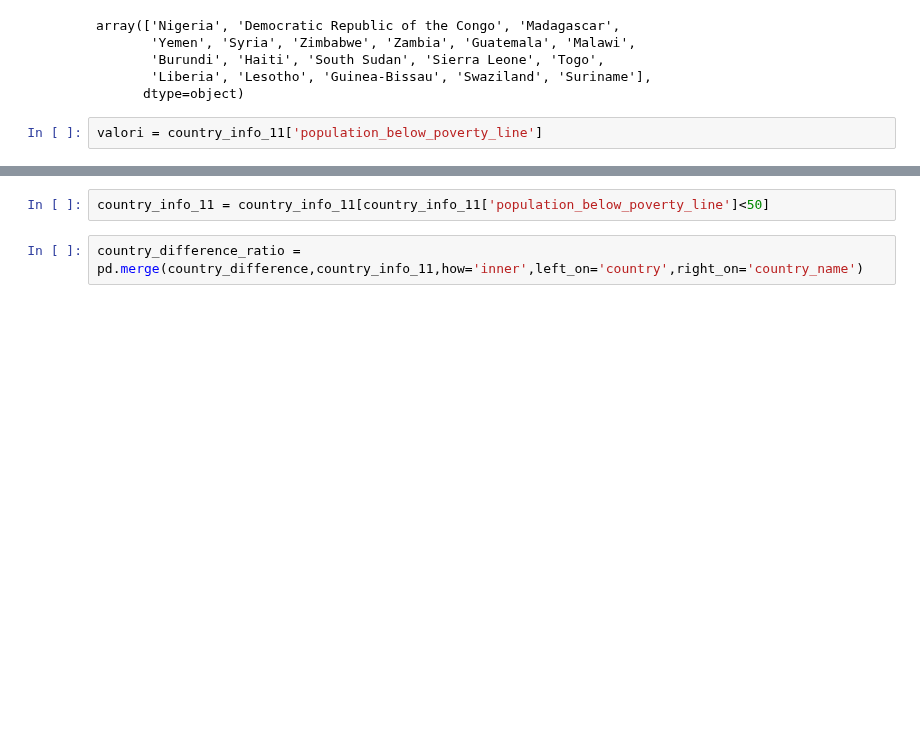
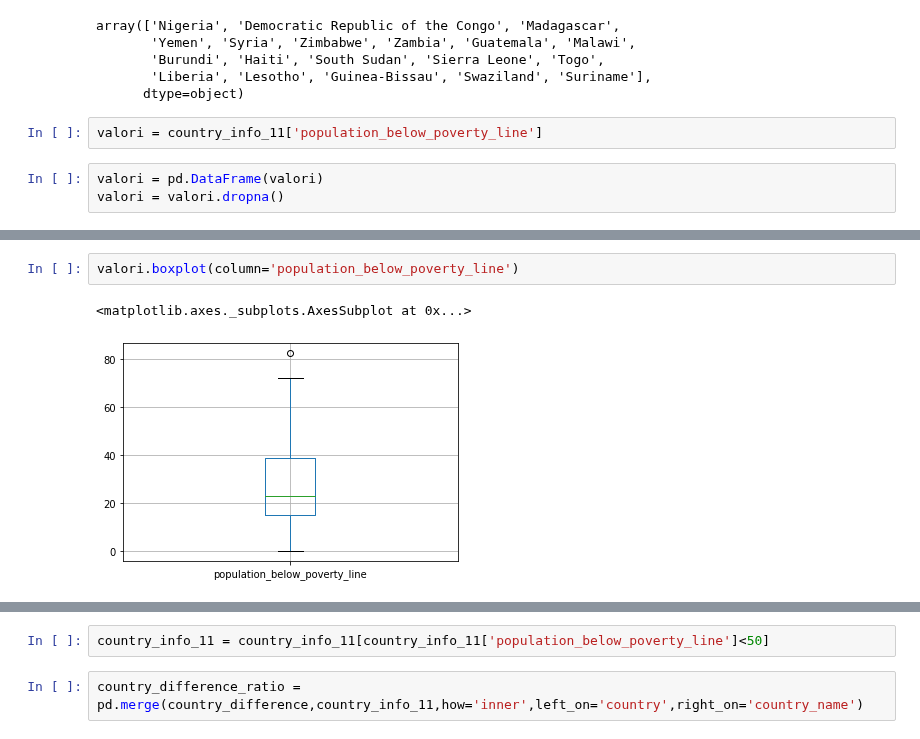
Before and after one commit to gaveter/Project_cs, a Jupyter notebook: Project.ipynb, the cells around one changed output, grey strips where cells are left out. Cells and saved outputs as stored; diff of their text form; blank space fills up the shorter version.

```diff
--- a/Project.ipynb
+++ b/Project.ipynb
@@ -713,3 +751,6 @@ array(['Nigeria', 'Democratic Republic of the Congo', 'Madagascar',
       dtype=object)
 # %%
 valori = country_info_11['population_below_poverty_line']
+# %%
+valori = pd.DataFrame(valori)
+valori = valori.dropna()
@@ -716,3 +767,8 @@ valori = country_info_11['population_below_poverty_line']
+# %%
+valori.boxplot(column='population_below_poverty_line')
+# %% [output]
+<matplotlib.axes._subplots.AxesSubplot at 0x...>
+[figure, added]
 # %%
 stringa='Media: '+str(media)
 
```
Also changed, not shown: parts of 72 cells of this notebook.
